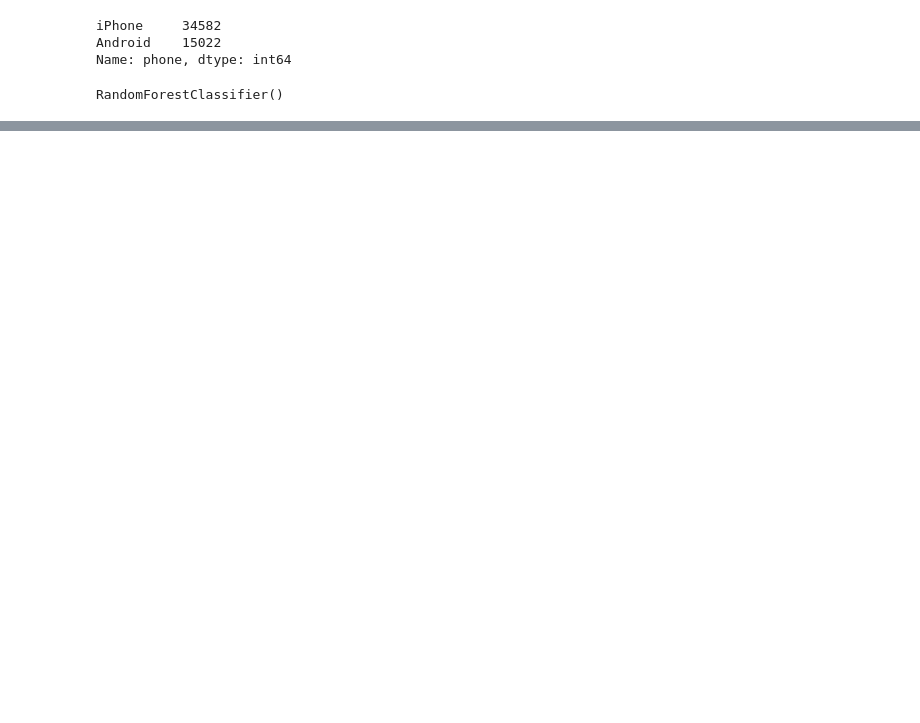
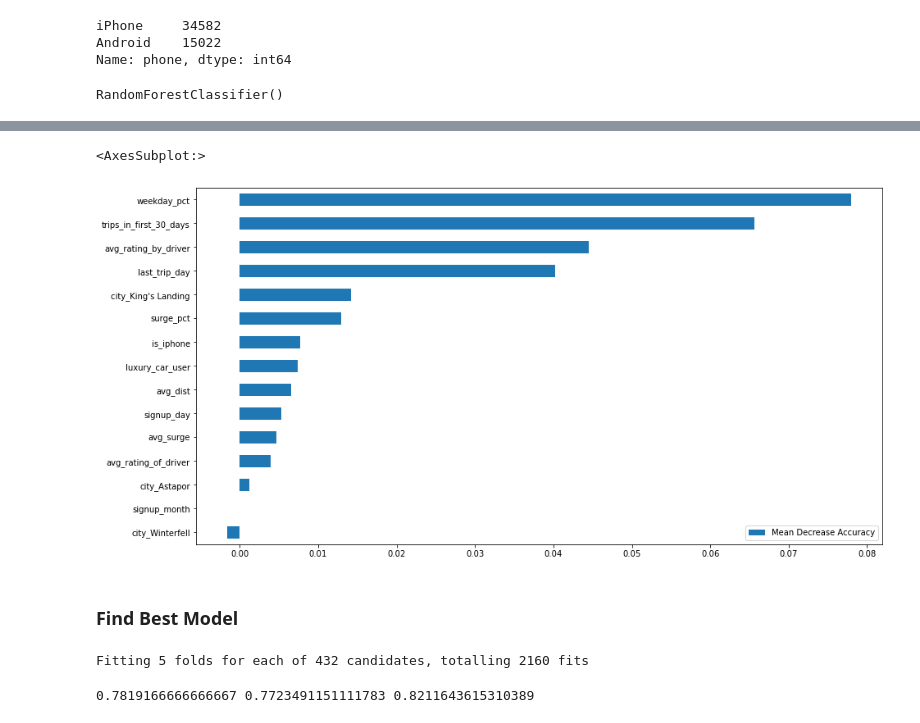
Before and after one commit to tibrado/case-study-driver-churn-rate, a Jupyter notebook: vinson.ipynb, the cells around one changed output, grey strips where cells are left out. Cells and saved outputs as stored; diff of their text form; code cells hidden in the pictures; blank space fills up the shorter version.

Commit message:
find best random forest. find feature importance

```diff
--- a/vinson.ipynb
+++ b/vinson.ipynb
@@ -120,0 +104,57 @@ Text(0.5, 1.0, 'Feature Importances')
+# %%
+from sklearn.model_selection import ShuffleSplit
+from collections import defaultdict
+
+
+names = X.columns
+
+rf = RandomForestClassifier()
+scores = defaultdict(list)
+
+# crossvalidate the scores on a number of
+# different random splits of the data
+splitter = ShuffleSplit(100, test_size=.3)
+
+for train_idx, test_idx in splitter.split(X, y):
+    X_train, X_test = X.values[train_idx], X.values[test_idx]
+    y_train, y_test = y.values[train_idx], y.values[test_idx]
+    rf.fit(X_train, y_train)
+    acc = accuracy_score(y_test, rf.predict(X_test))
+    for i in range(X.shape[1]):
+        X_t = X_test.copy()
+        np.random.shuffle(X_t[:, i])
+        shuff_acc = accuracy_score(y_test, rf.predict(X_t))
+        scores[names[i]].append((acc-shuff_acc)/acc)
+
+score_series = pd.DataFrame(scores).mean()
+scores = pd.DataFrame({'Mean Decrease Accuracy' : score_series})
+scores.sort_values(by='Mean Decrease Accuracy').plot(kind='barh', figsize=(15,8))
+# %% [output]
+<AxesSubplot:>
+[figure, added]
+# %% [markdown]
+### Find Best Model
+# %%
+random_forest_grid = {'max_depth': [3, None],
+                      'max_features': ['sqrt', 'log2', None],
+                      'min_samples_split': [2, 4, 6],
+                      'min_samples_leaf': [1, 2, 4],
+                      'bootstrap': [True, False],
+                      'n_estimators': [10, 20, 40, 80],
+                      'random_state': [1]}
+model_gridsearch = GridSearchCV(RandomForestClassifier(),
+                                random_forest_grid,
+                                n_jobs=-1,
+                                verbose=True,
+                                scoring='accuracy')
+model_gridsearch.fit(X_train, y_train)
+best_params = model_gridsearch.best_params_
+model_best = model_gridsearch.best_estimator_
+# %% [output]
+Fitting 5 folds for each of 432 candidates, totalling 2160 fits
+# %%
+
+accuracy, precision, recall = get_model_errors(model_best, X_test, y_test)
+print(accuracy, precision, recall)
+# %% [output]
+0.7819166666666667 0.7723491151111783 0.8211643615310389
```
Also changed, not shown: parts of 14 cells of this notebook.
